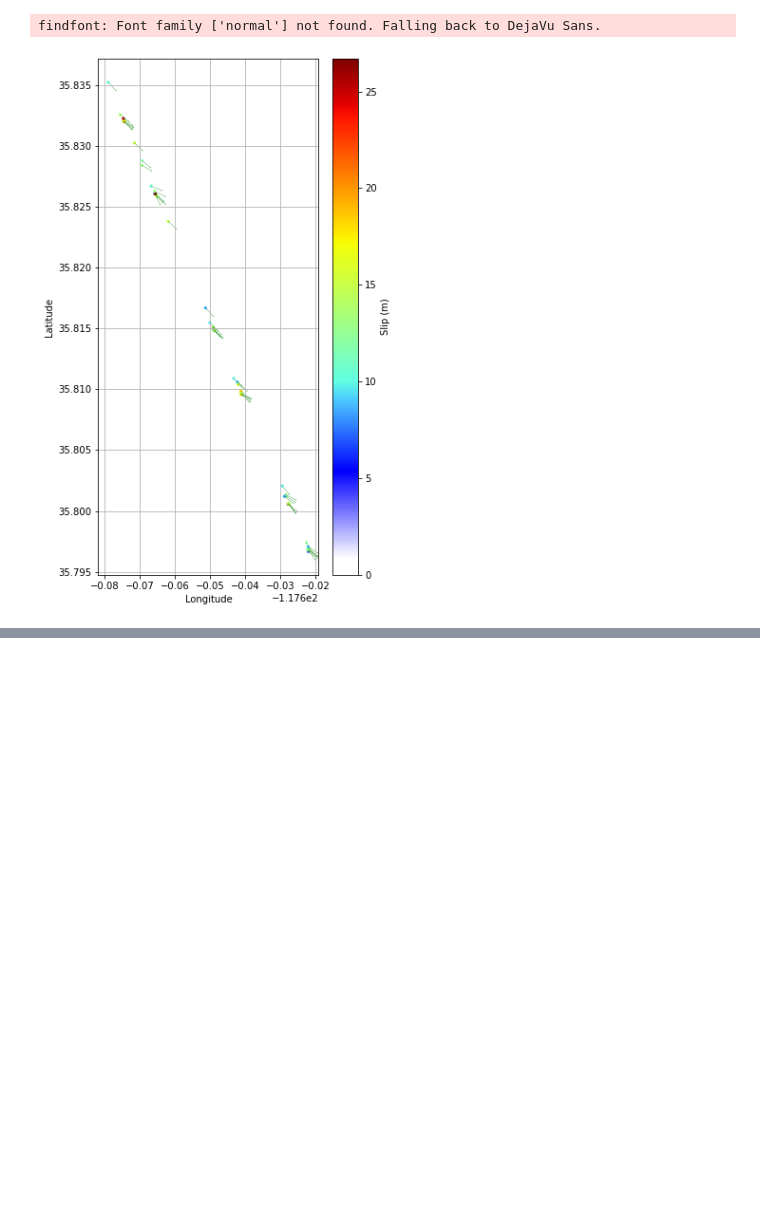
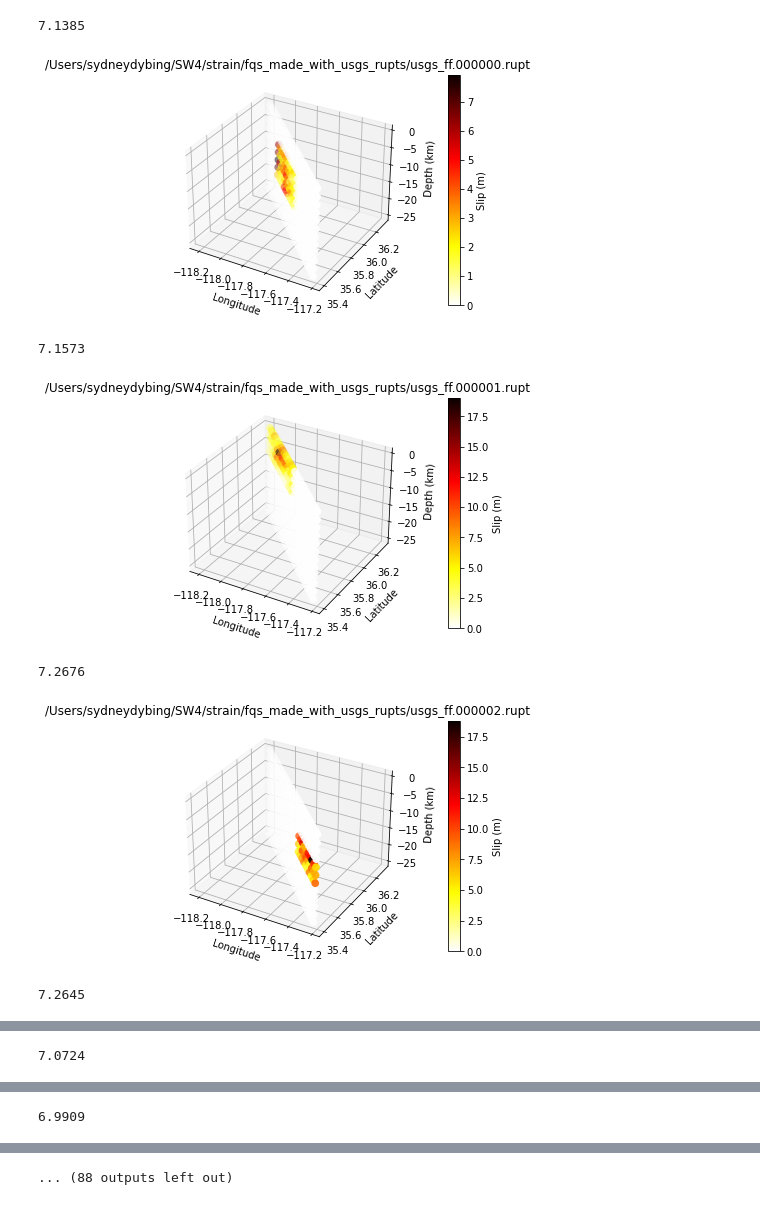
Before and after one commit to UO-Geophysics/sw4_strain, a Jupyter notebook: GenerateSRF.ipynb, the cells around one changed output, grey strips where cells are left out. Drawn from its saved outputs; the diff is of its cells as text; code cells hidden in the pictures; blank space fills up the shorter version.

```diff
--- a/GenerateSRF.ipynb
+++ b/GenerateSRF.ipynb
@@ -379,5 +493,36 @@ from mudpy import view
 # %%
-view.quick_model(rupt = rupt)
+#view.quick_model(rupt = rupt_fq4)
-# %% [output]
-findfont: Font family ['normal'] not found. Falling back to DejaVu Sans.
-[figure, removed]
+# %%
+# Look at all the USGS-based FQ ruptures to pick a nice one
+
+ruptures = np.genfromtxt('/Users/sydneydybing/SW4/strain/ruptures.list', dtype = 'str')
+# print(ruptures)
+
+for rupture in ruptures:
+
+    rupt = '/Users/sydneydybing/SW4/strain/fqs_made_with_usgs_rupts/' + rupture
+    log_file = '/Users/sydneydybing/SW4/strain/fqs_made_with_usgs_rupts/' + rupture[:15] + 'log'
+
+    flog=open(log_file,'r')
+    while True:
+        line=flog.readline()
+        if 'Actual magnitude' in line:
+            Mw=float(line.split()[-1])
+        elif line=='':
+            break
+    flog.close()
+
+#     print(rupt)
+#     print(log)
+
+    print(Mw)
+
+    slip3D(rupt = rupt)
+# %% [output]
+7.1385
+[figure, added]
+7.1573
+[figure, added]
+7.2676
+[figure, added]
+7.2645
@@ -383,0 +530 @@ findfont: Font family ['normal'] not found. Falling back to DejaVu Sans.
+7.0724
@@ -383,0 +532 @@ findfont: Font family ['normal'] not found. Falling back to DejaVu Sans.
+6.9909
@@ -384 +534,2 @@ findfont: Font family ['normal'] not found. Falling back to DejaVu Sans.
+... (88 outputs left out)
 # %%
```
Also changed, not shown: parts of 21 cells of this notebook, 8 other files.
